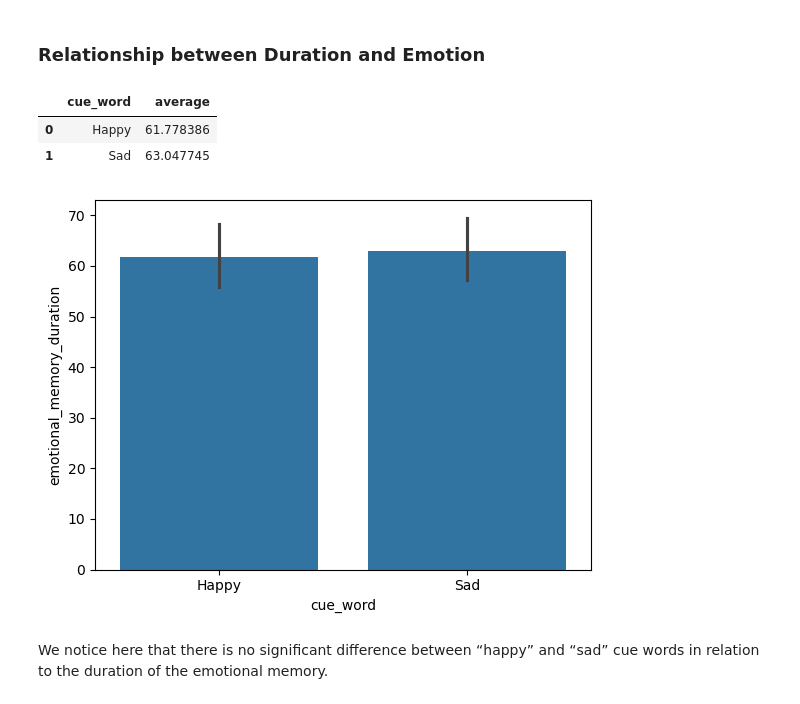
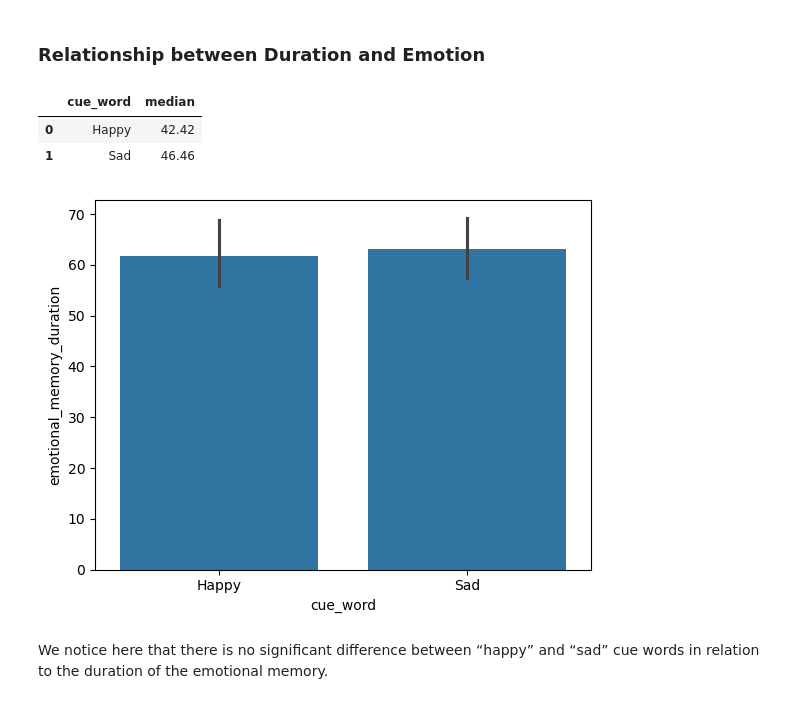
Before and after one commit to emw017/Group125_WI26, a Jupyter notebook: 02-EDACheckpoint.ipynb, the cells around one changed output. Drawn from its saved outputs; the diff is of its cells as text; code cells hidden in the pictures.

Commit message:
edited code (changed mean to median)

```diff
--- a/02-EDACheckpoint.ipynb
+++ b/02-EDACheckpoint.ipynb
@@ -833,12 +833,12 @@ The distribution of emotional intensity throughout the dataset is right-skewed.
 ### Relationship between Duration and Emotion
 # %%
 plot_emotions = sns.barplot(data= emotions_df, y= 'emotional_memory_duration', x= 'cue_word')
-average_duration = emotions_df.groupby('cue_word')['emotional_memory_duration'].mean().reset_index(name='average')
+average_duration = emotions_df.groupby('cue_word')['emotional_memory_duration'].median().reset_index(name='median')
 average_duration
 # %% [output]
-|  | cue_word | average |
-| 0 | Happy | 61.778386 |
-| 1 | Sad | 63.047745 |
+|  | cue_word | median |
+| 0 | Happy | 42.42 |
+| 1 | Sad | 46.46 |
 [figure]
 # %% [markdown]
 We notice here that there is no significant difference between “happy” and “sad” cue words in relation to the duration of the emotional memory.
```
